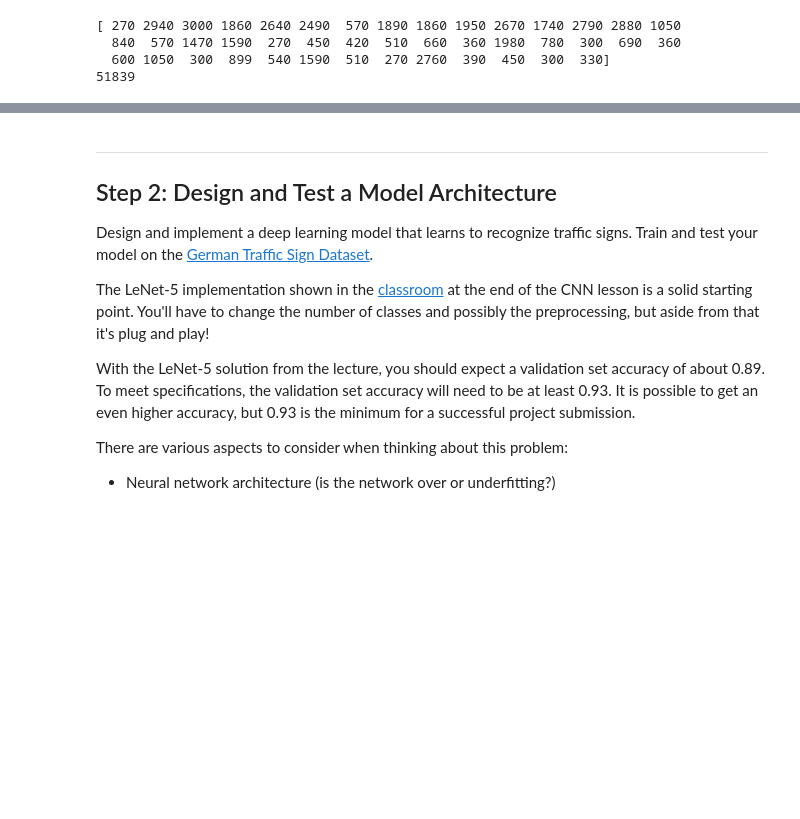
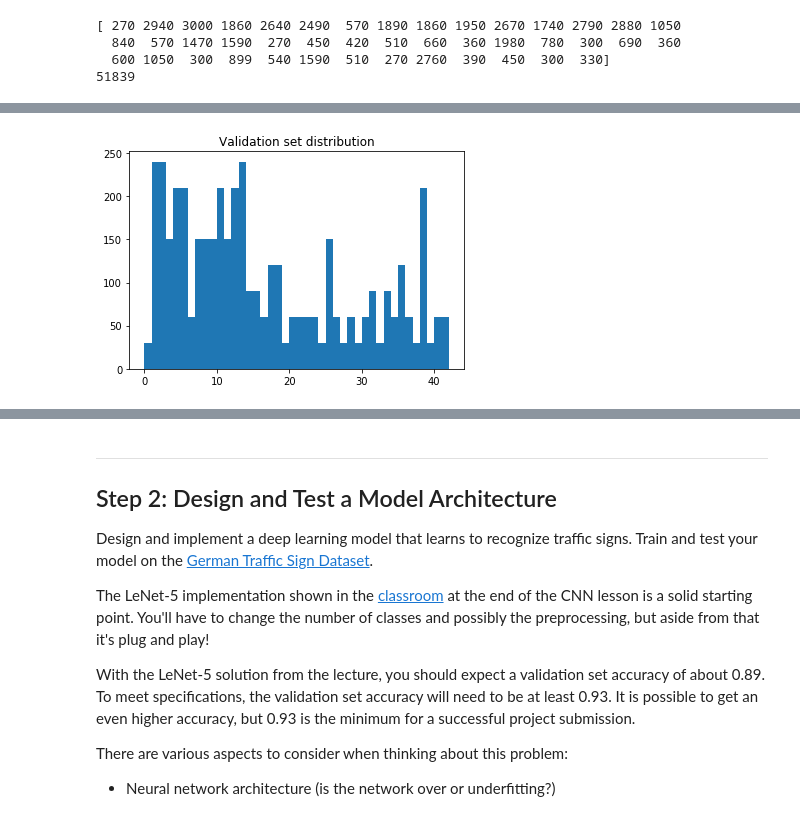
Before and after one commit to kennt/CarND1-P2, a Jupyter notebook: Traffic_Sign_Classifier.ipynb, the cells around one changed output, grey strips where cells are left out. Saved outputs shown, nothing was run; the diff lists cells and outputs as text; code cells hidden in the pictures; blank space fills up the shorter version.

```diff
--- a/Traffic_Sign_Classifier.ipynb
+++ b/Traffic_Sign_Classifier.ipynb
@@ -127,0 +136,6 @@ print(sum(total_counts))
+# %%
+plt.hist(y_valid, bins=range(n_classes))
+plt.title("Validation set distribution")
+plt.show()
+# %% [output]
+[figure, added]
```
Also changed, not shown: parts of 23 cells of this notebook, 6 other files.
